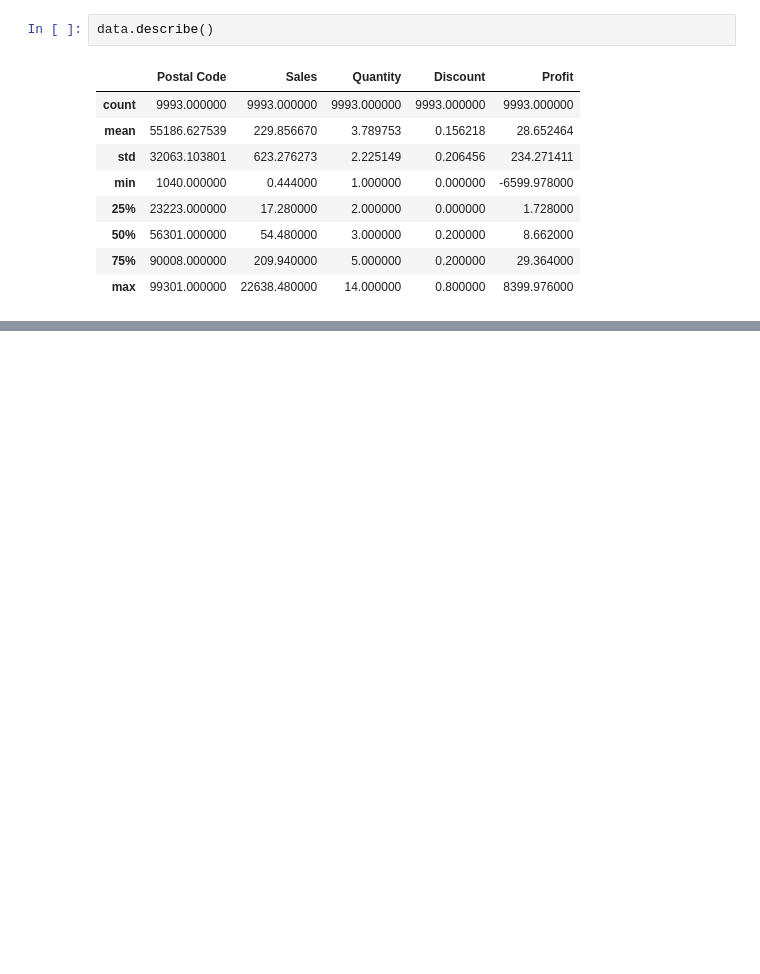
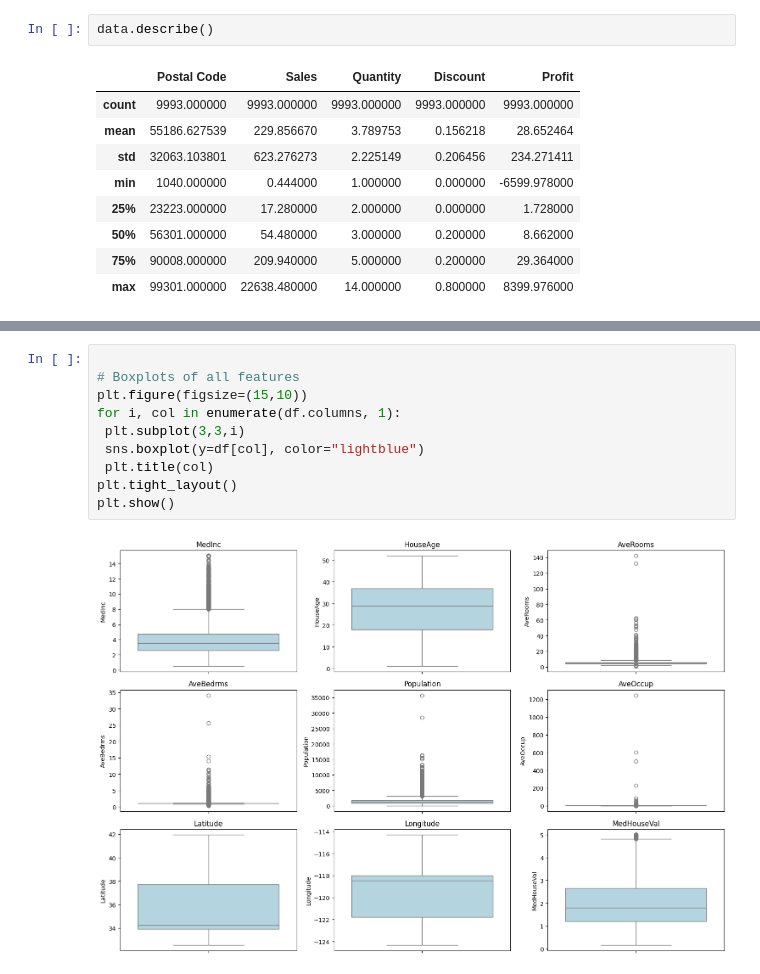
Before and after one commit to SANGRAMLEMBE/MTech, a Jupyter notebook: Inferential_Statistics/Practical/Inferential_stats_1.ipynb, the cells around one changed output, grey strips where cells are left out. Cells and saved outputs as stored; diff of their text form; blank space fills up the shorter version.

```diff
--- a/Inferential_Statistics/Practical/Inferential_stats_1.ipynb
+++ b/Inferential_Statistics/Practical/Inferential_stats_1.ipynb
@@ -498,0 +588,12 @@ data.describe()
+# %%
+
+# Boxplots of all features
+plt.figure(figsize=(15,10))
+for i, col in enumerate(df.columns, 1):
+ plt.subplot(3,3,i)
+ sns.boxplot(y=df[col], color="lightblue")
+ plt.title(col)
+plt.tight_layout()
+plt.show()
+# %% [output]
+[figure, added]
```
Also changed, not shown: parts of 12 cells of this notebook.
